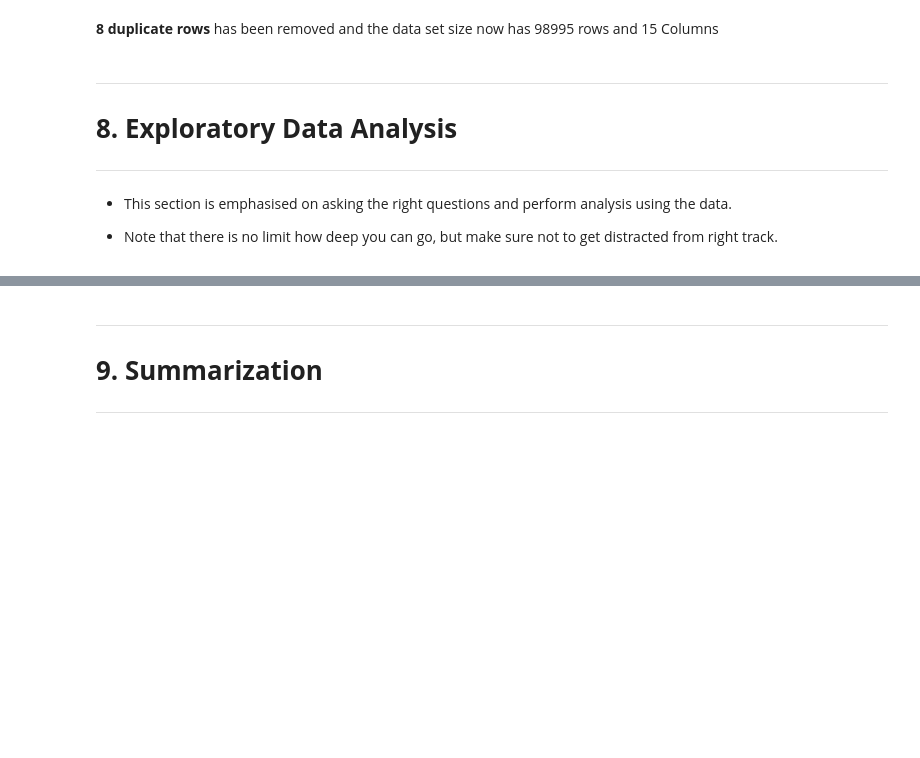
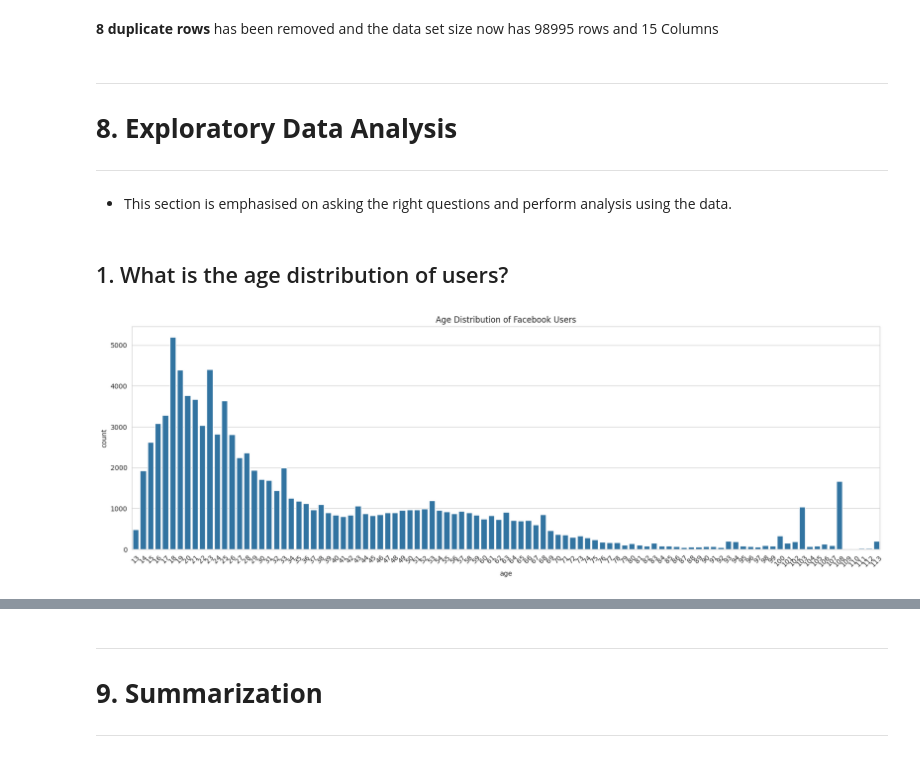
Before and after one commit to amitkharche/exploratory_data_analysis_projects_amit_kharche, a Jupyter notebook: 04.EDA_facebook_utilization_amit_kharche/Accredian_Analysis on Facebook Utilization.ipynb, the cells around one changed output, grey strips where cells are left out. Saved outputs shown, nothing was run; the diff lists cells and outputs as text; code cells hidden in the pictures; blank space fills up the shorter version.

```diff
--- a/04.EDA_facebook_utilization_amit_kharche/Accredian_Analysis on Facebook Utilization.ipynb
+++ b/04.EDA_facebook_utilization_amit_kharche/Accredian_Analysis on Facebook Utilization.ipynb
@@ -432,5 +432,3 @@ facebook_df.describe(include='all')
 ---
 
 - This section is emphasised on asking the right questions and perform analysis using the data.
-
-- Note that there is no limit how deep you can go, but make sure not to get distracted from right track.
@@ -438,0 +435,11 @@ facebook_df.describe(include='all')
+# %% [markdown]
+## 1. What is the age distribution of users?
+# %%
+sns.set_style('whitegrid')
+plt.figure(figsize=(20, 6))
+plt.xticks(rotation=45)
+sns.countplot(x='age', data=facebook_df)
+plt.title("Age Distribution of Facebook Users")
+plt.show()
+# %% [output]
+[figure, added]
```
Also changed, not shown: parts of 43 cells of this notebook.
